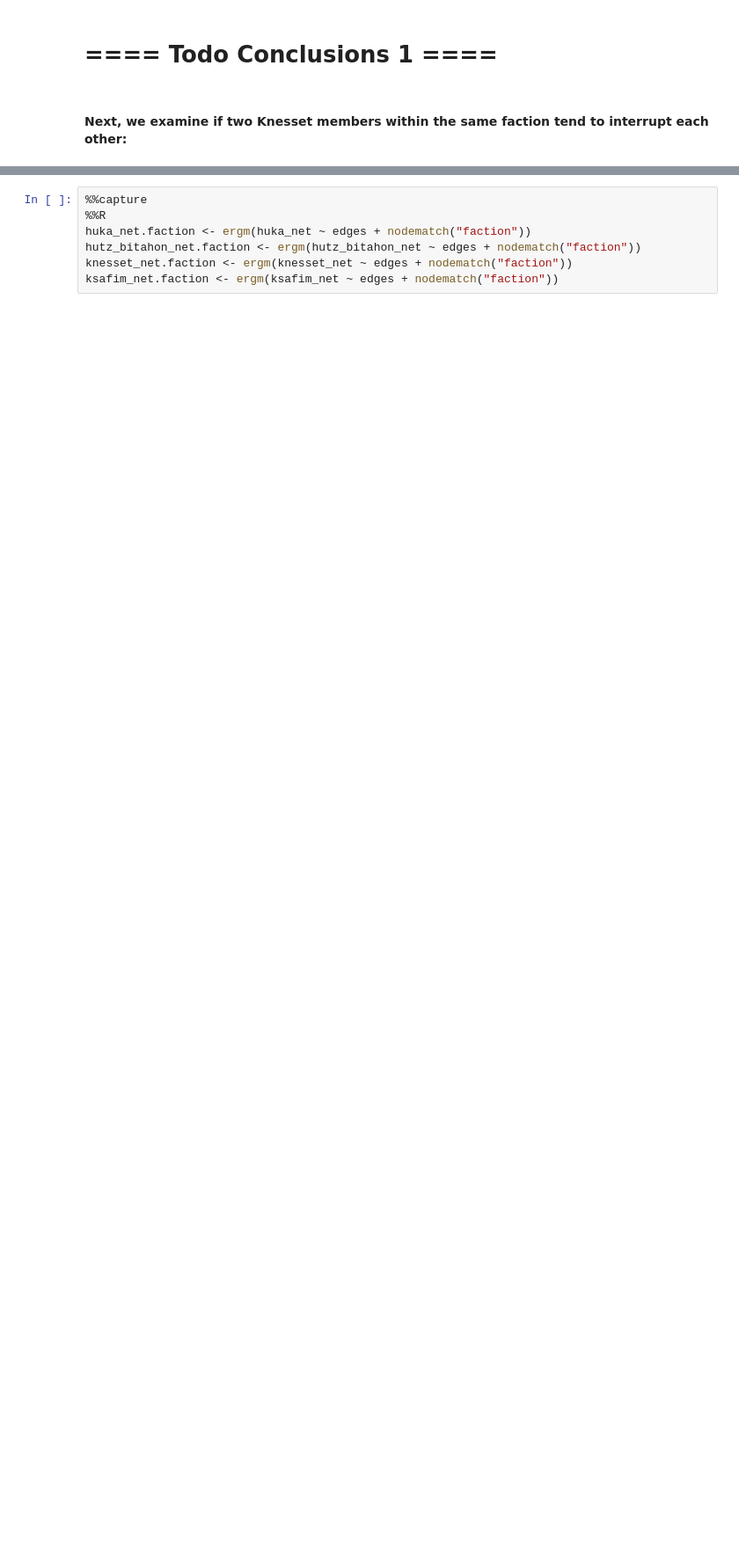
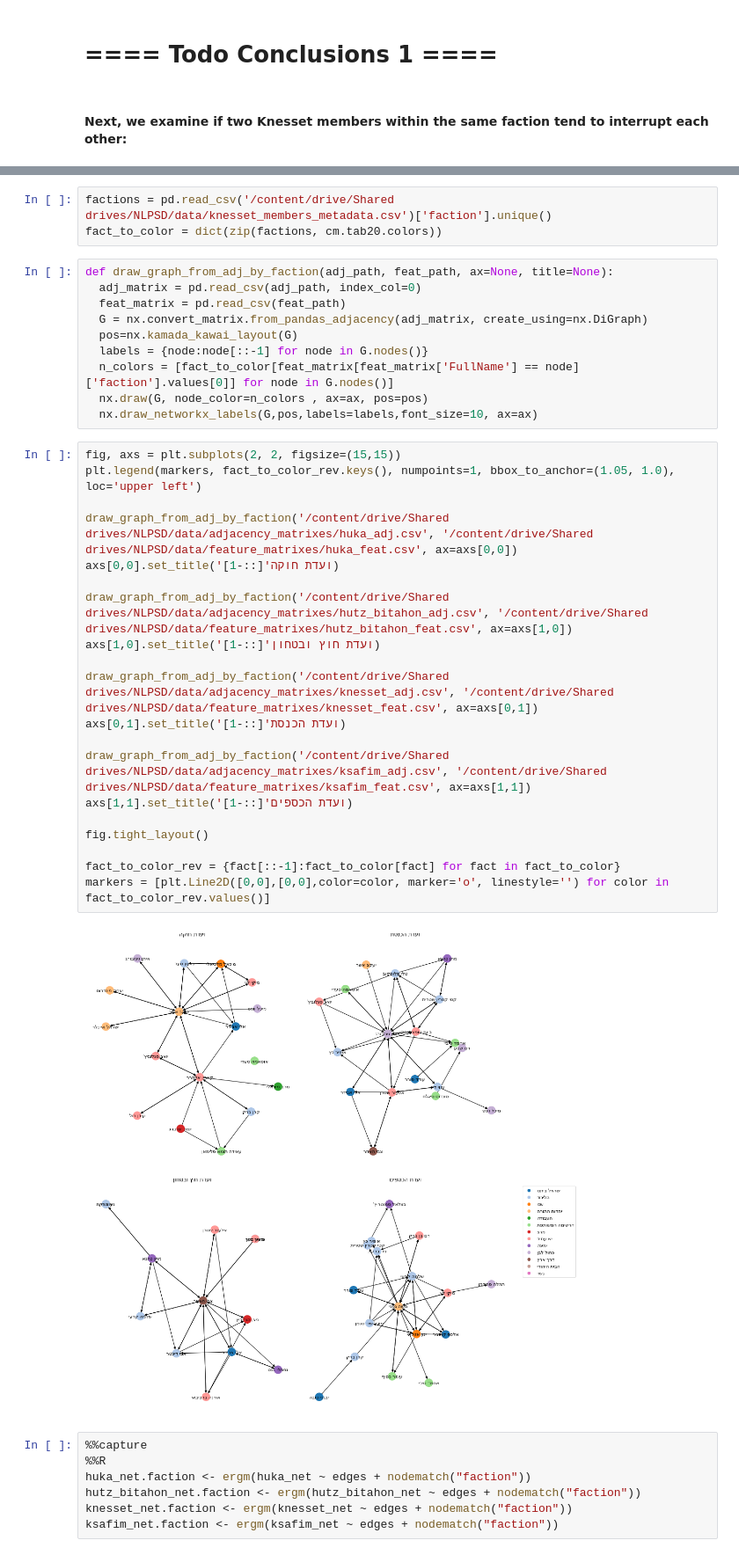
Before and after one commit to galbraun/knesset_social_dynamics, a Jupyter notebook: ERGM_R.ipynb, the cells around one changed output, grey strips where cells are left out. Shown at 88% size. Drawn from its saved outputs; the diff is of its cells as text; blank space fills up the shorter version.

```diff
--- a/ERGM_R.ipynb
+++ b/ERGM_R.ipynb
@@ -255,3 +299,38 @@ MLE Coefficients:
+# %%
+factions = pd.read_csv('/content/drive/Shared drives/NLPSD/data/knesset_members_metadata.csv')['faction'].unique()
+fact_to_color = dict(zip(factions, cm.tab20.colors))
+# %%
+def draw_graph_from_adj_by_faction(adj_path, feat_path, ax=None, title=None):
+  adj_matrix = pd.read_csv(adj_path, index_col=0)
+  feat_matrix = pd.read_csv(feat_path)
+  G = nx.convert_matrix.from_pandas_adjacency(adj_matrix, create_using=nx.DiGraph)
+  pos=nx.kamada_kawai_layout(G)
+  labels = {node:node[::-1] for node in G.nodes()}
+  n_colors = [fact_to_color[feat_matrix[feat_matrix['FullName'] == node]['faction'].values[0]] for node in G.nodes()]
+  nx.draw(G, node_color=n_colors , ax=ax, pos=pos)
+  nx.draw_networkx_labels(G,pos,labels=labels,font_size=10, ax=ax)
+# %%
+fig, axs = plt.subplots(2, 2, figsize=(15,15))
+plt.legend(markers, fact_to_color_rev.keys(), numpoints=1, bbox_to_anchor=(1.05, 1.0), loc='upper left')
+
+draw_graph_from_adj_by_faction('/content/drive/Shared drives/NLPSD/data/adjacency_matrixes/huka_adj.csv', '/content/drive/Shared drives/NLPSD/data/feature_matrixes/huka_feat.csv', ax=axs[0,0])
+axs[0,0].set_title('ועדת חוקה'[::-1])
+
+draw_graph_from_adj_by_faction('/content/drive/Shared drives/NLPSD/data/adjacency_matrixes/hutz_bitahon_adj.csv', '/content/drive/Shared drives/NLPSD/data/feature_matrixes/hutz_bitahon_feat.csv', ax=axs[1,0])
+axs[1,0].set_title('ועדת חוץ ובטחון'[::-1])
+
+draw_graph_from_adj_by_faction('/content/drive/Shared drives/NLPSD/data/adjacency_matrixes/knesset_adj.csv', '/content/drive/Shared drives/NLPSD/data/feature_matrixes/knesset_feat.csv', ax=axs[0,1])
+axs[0,1].set_title('ועדת הכנסת'[::-1])
+
+draw_graph_from_adj_by_faction('/content/drive/Shared drives/NLPSD/data/adjacency_matrixes/ksafim_adj.csv', '/content/drive/Shared drives/NLPSD/data/feature_matrixes/ksafim_feat.csv', ax=axs[1,1])
+axs[1,1].set_title('ועדת הכספים'[::-1])
+
+fig.tight_layout()
+
+fact_to_color_rev = {fact[::-1]:fact_to_color[fact] for fact in fact_to_color}
+markers = [plt.Line2D([0,0],[0,0],color=color, marker='o', linestyle='') for color in fact_to_color_rev.values()]
+# %% [output]
+[figure, added]
 # %%
 %%capture
 %%R
```
Also changed, not shown: parts of 9 cells of this notebook.
